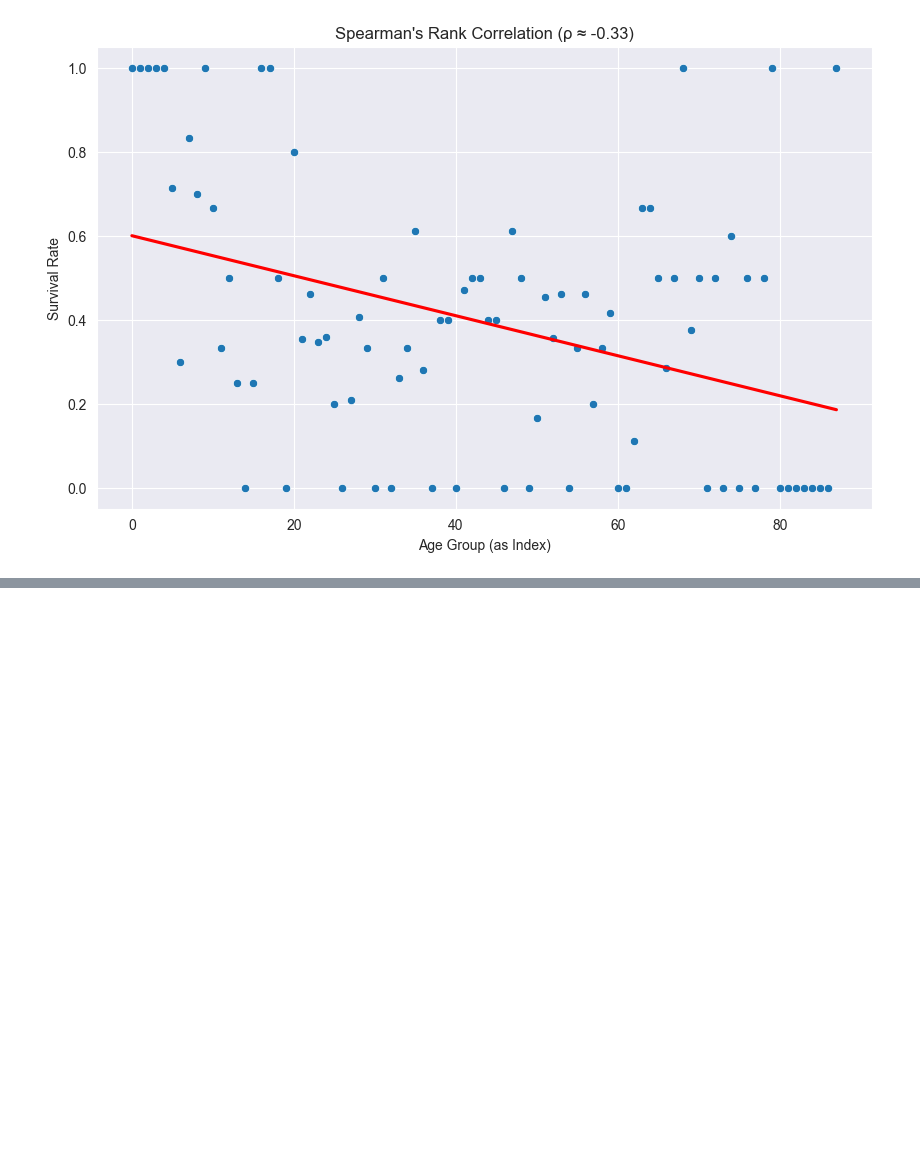
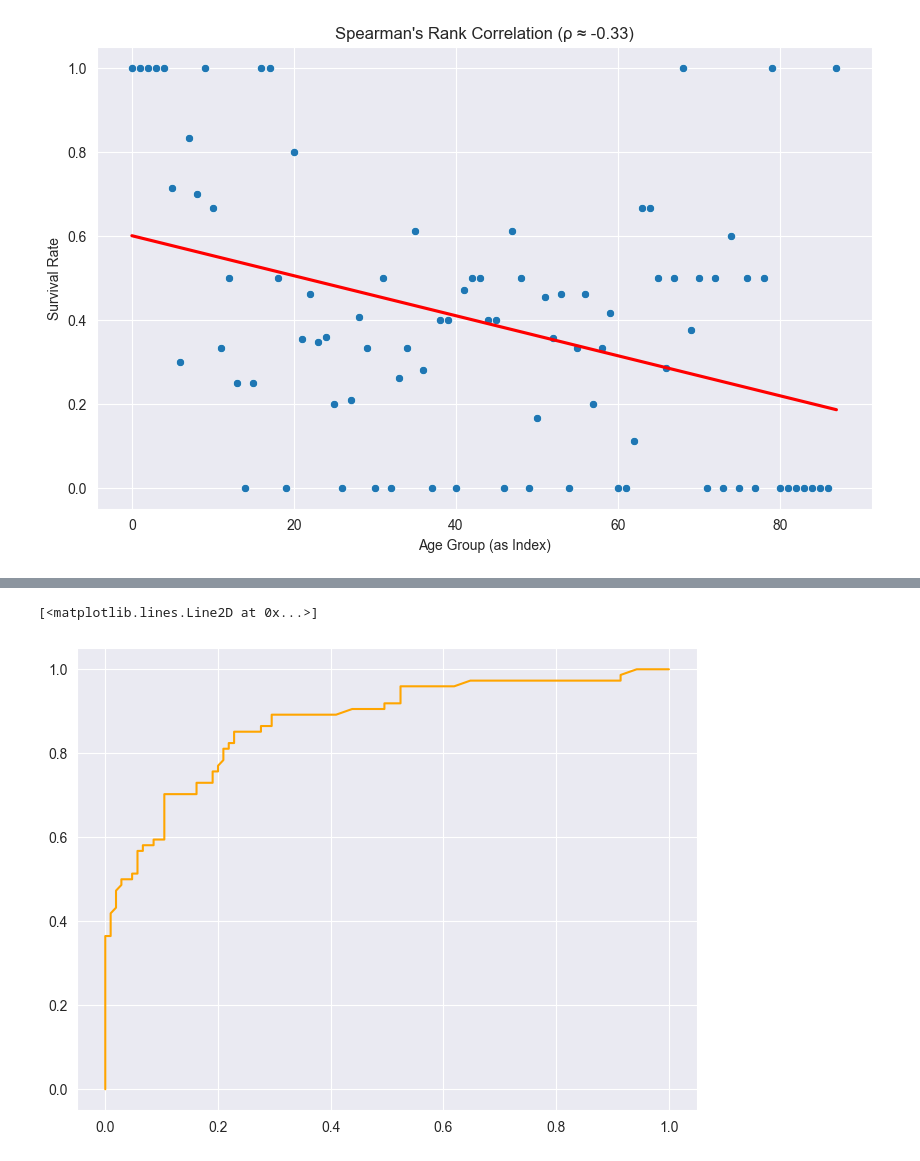
Before and after one commit to Frodo2412/towards_data_science, a Jupyter notebook: simple.ipynb, the cells around one changed output, grey strips where cells are left out. Cells and saved outputs as stored; diff of their text form; code cells hidden in the pictures; blank space fills up the shorter version.

```diff
--- a/simple.ipynb
+++ b/simple.ipynb
@@ -282,0 +362,4 @@ plt.show()
+# %%
+data = complete_df[['Pclass', 'Sex', 'Age Group', 'Fare', 'Survived', 'Has Cabin']]
+
+data
@@ -282,0 +461,14 @@ plt.show()
+# %%
+# Calculate the ROC curve
+
+from sklearn.metrics import roc_curve
+
+y_pred_prob = model.predict_proba(X_test)[:, 1]
+fpr, tpr, thresholds = roc_curve(y_test, y_pred_prob)
+
+# Plot the ROC curve
+plt.figure(figsize=(8, 6))
+plt.plot(fpr, tpr, color='orange')
+# %% [output]
+[<matplotlib.lines.Line2D at 0x...>]
+[figure, added]
```
Also changed, not shown: parts of 16 cells of this notebook.
